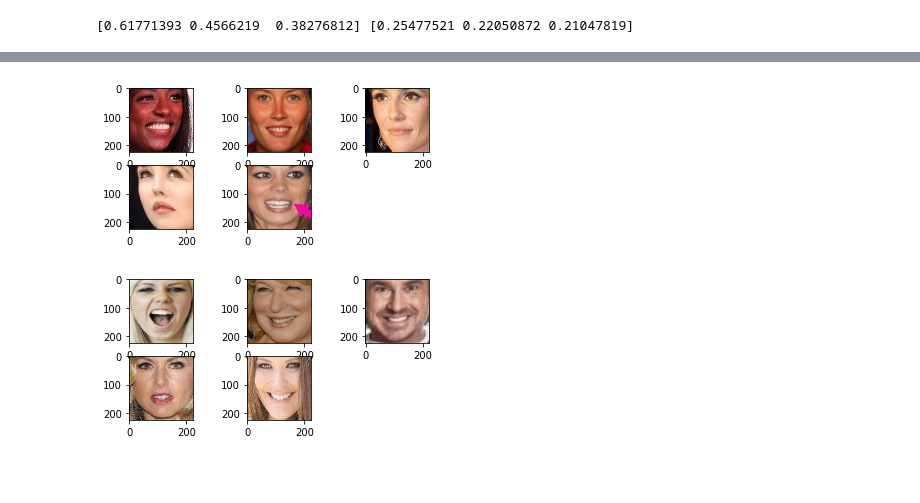
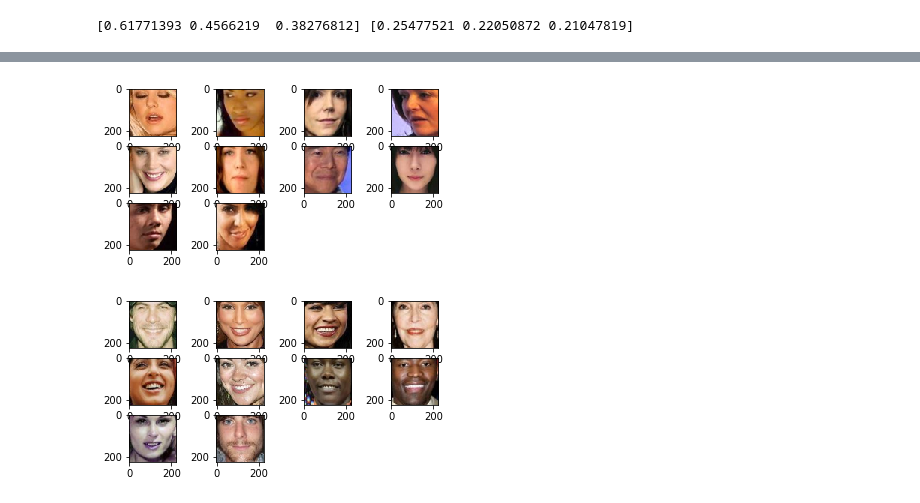
Before and after one commit to wittawatj/kernel-mod, a Jupyter notebook: ipynb/demo_gan_opt.ipynb, the cells around one changed output, grey strips where cells are left out. Saved outputs shown, nothing was run; the diff lists cells and outputs as text; code cells hidden in the pictures; blank space fills up the shorter version.

```diff
--- a/ipynb/demo_gan_opt.ipynb
+++ b/ipynb/demo_gan_opt.ipynb
@@ -274,28 +276,28 @@ ResNet(
   (last_linear): Linear(in_features=512, out_features=1000, bias=True)
 )
 # %%
+# Obtain samples for P, Q, R
 sample_size = 500
 half_n1 = int(n1 / 2)
 half_n2 = int(n2 / 2)
 
-random_idx_p = np.random.permutation(half_n1)[:sample_size]
-datap = smile_tr_data[random_idx_p].reshape(sample_size, -1)
+subsample_idx_p = util.subsample_ind(half_n1, sample_size)
+datap = smile_tr_data[subsample_idx_p].reshape(sample_size, -1)
 datap = data.Data(datap)
 
-random_idx_q = np.random.permutation(half_n2)[:sample_size]
-dataq = non_smile_tr_data[random_idx_q].reshape(sample_size, -1)
+subsample_idx_q = util.subsample_ind(half_n2, sample_size)
+dataq = non_smile_tr_data[subsample_idx_q].reshape(sample_size, -1)
 dataq = data.Data(dataq)
 
 rest_tr_data = np.vstack(
     [
-     np.delete(smile_tr_data, random_idx_p, axis=0),
-     np.delete(non_smile_tr_data, random_idx_q, axis=0)
+     np.delete(smile_tr_data, subsample_idx_p, axis=0),
+     np.delete(non_smile_tr_data, subsample_idx_q, axis=0)
     ]
 )
-
 n = rest_tr_data.shape[0]
-random_idx_r = np.random.permutation(n)[:sample_size]
-datar = rest_tr_data[random_idx_r].reshape(sample_size, -1)
+datar = util.subsample_rows(rest_tr_data.reshape(n, -1),
+                            sample_size)
 datar = data.Data(datar)
 
 del(rest_tr_data)
@@ -303,13 +305,12 @@ del(rest_tr_data)
 te_data_norm = normalize(te_data, mean, std)
 # %%
 num_candidates = 500
-random_idx = np.random.permutation(half_n1 + half_n2)[:num_candidates]
-locs = te_data_norm[random_idx]
+locs = util.subsample_rows(te_data_norm, num_candidates)
 #locs = smile_img_data_norm[-num_candidates:]
 locs = locs.reshape((locs.shape[0], -1))
 XYZ = np.vstack((datap.data(), dataq.data(), datar.data()))
 med2 = util.meddistance(XYZ, subsample=1000)**2
-J = 5
+J = 10
 # %%
 with util.ContextTimer() as t:
     p_best_locs = gt.opt_greedy_3sample_criterion(datap, dataq, datar,
@@ -321,21 +322,21 @@ with util.ContextTimer() as t:
                                                 model.features, locs,
                                                 med2, J, maximize=True)
 # %%
-grid_size = 3
+grid_size = 4
 images = locs.reshape((num_candidates, 224, 224, 3)) * std + mean
 for i in range(len(p_best_locs)):
     idx = p_best_locs[i]
     img = images[idx]
     plt.subplot(grid_size, grid_size, i+1)
     plt.imshow(img)
 # %% [output]
-[figure, old version]
+[figure, new version]
 # %%
-grid_size = 3
+grid_size = 4
 for i in range(len(q_best_locs)):
     idx = q_best_locs[i]
     img = images[idx]
     plt.subplot(grid_size, grid_size, i+1)
     plt.imshow(img)
 # %% [output]
-[figure, old version]
+[figure, new version]
```
Also changed, not shown: parts of 1 cell of this notebook.
